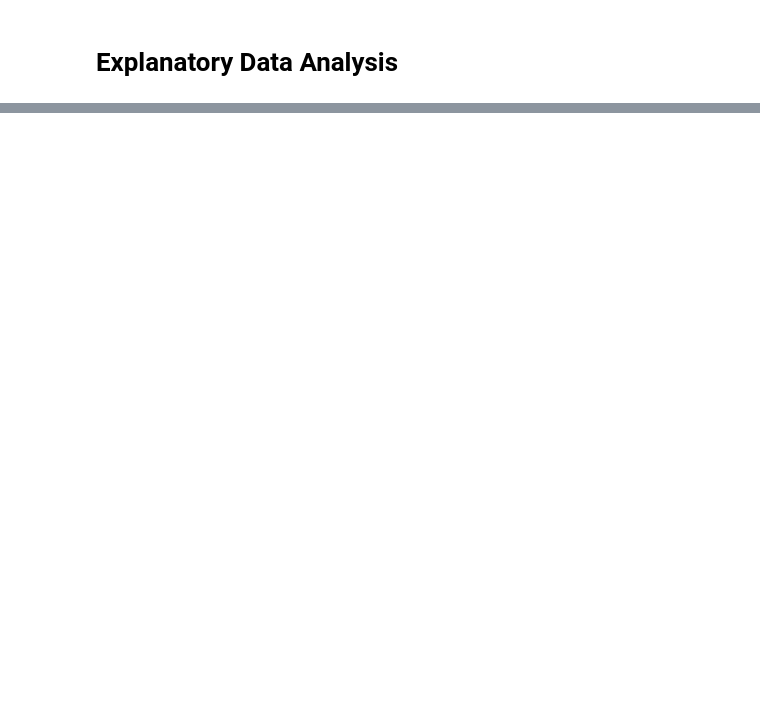
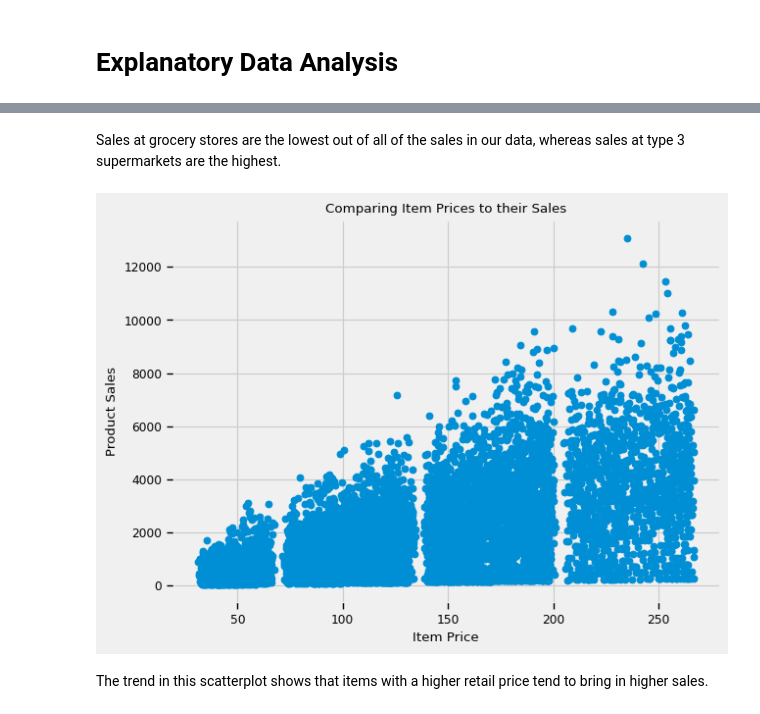
Before and after one commit to chrispydocodes/Prediction-of-Project-Sales, a Jupyter notebook: Project_1_Chris_Do.ipynb, the cells around one changed output, grey strips where cells are left out. Cells and saved outputs as stored; diff of their text form; code cells hidden in the pictures; blank space fills up the shorter version.

```diff
--- a/Project_1_Chris_Do.ipynb
+++ b/Project_1_Chris_Do.ipynb
@@ -396,2 +411,10 @@ The only features that have a correlation are item prices and item sales, with a
 # %% [markdown]
 # Explanatory Data Analysis
+# %%
+plt.style.use('fivethirtyeight')
+sns.set_context('paper')
+fig, ax = plt.subplots()
+ax = sns.barplot(data=df, x='Outlet_Type', y='Item_Outlet_Sales')
+ax.set_title('Comparing Product Sales Between Outlet Types')
+ax.set_xlabel('Outlet Types')
+ax.set_ylabel('Product Sales');
@@ -397,0 +423,14 @@ The only features that have a correlation are item prices and item sales, with a
+# %% [markdown]
+Sales at grocery stores are the lowest out of all of the sales in our data, whereas sales at type 3 supermarkets are the highest.
+# %%
+x = df['Item_MRP']
+y = df['Item_Outlet_Sales']
+fig, ax = plt.subplots()
+ax.scatter(x,y)
+ax.set_title('Comparing Item Prices to their Sales')
+ax.set_xlabel('Item Price')
+ax.set_ylabel('Product Sales');
+# %% [output]
+[figure, added]
+# %% [markdown]
+The trend in this scatterplot shows that items with a higher retail price tend to bring in higher sales.
```
Also changed, not shown: parts of 7 cells of this notebook.
